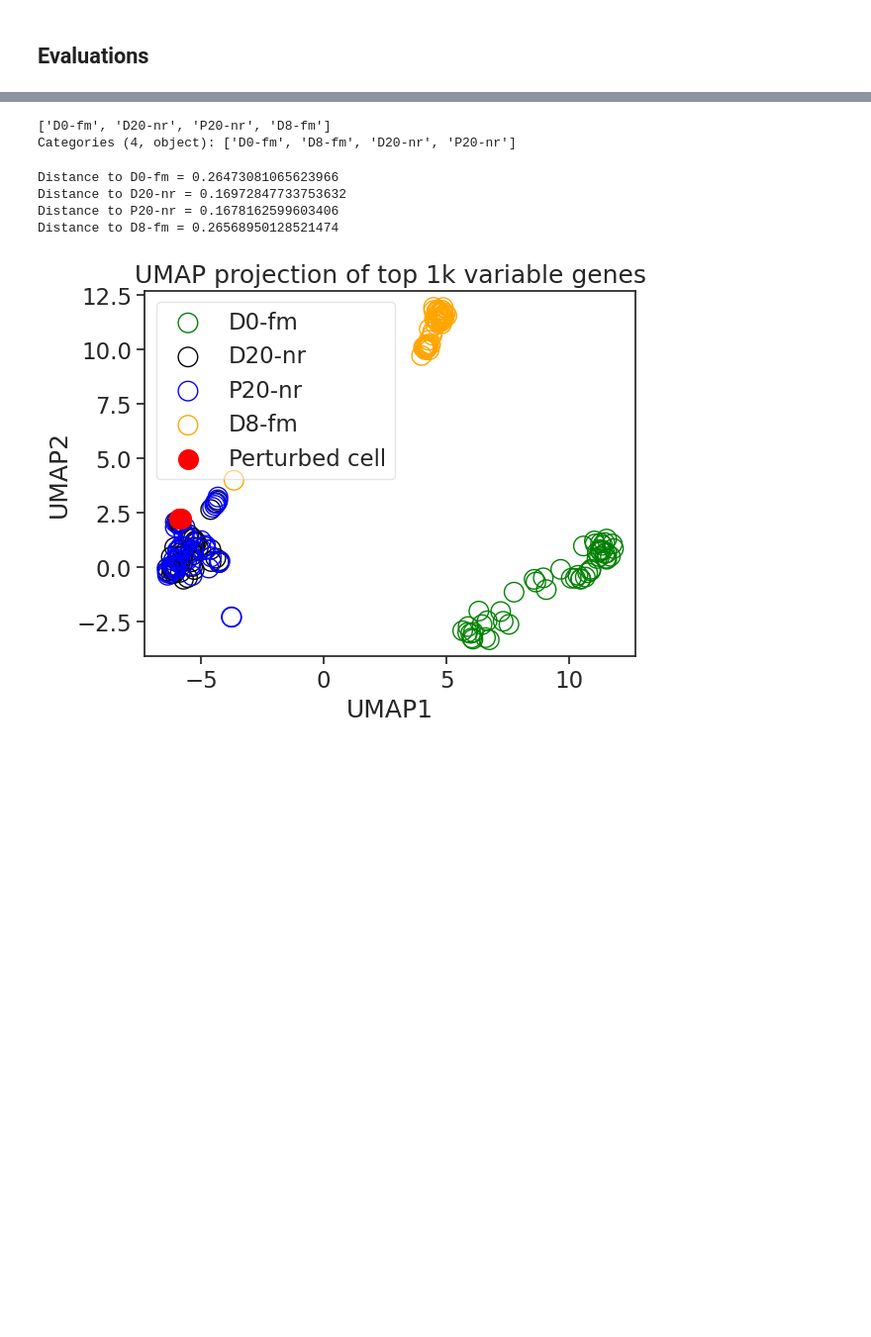
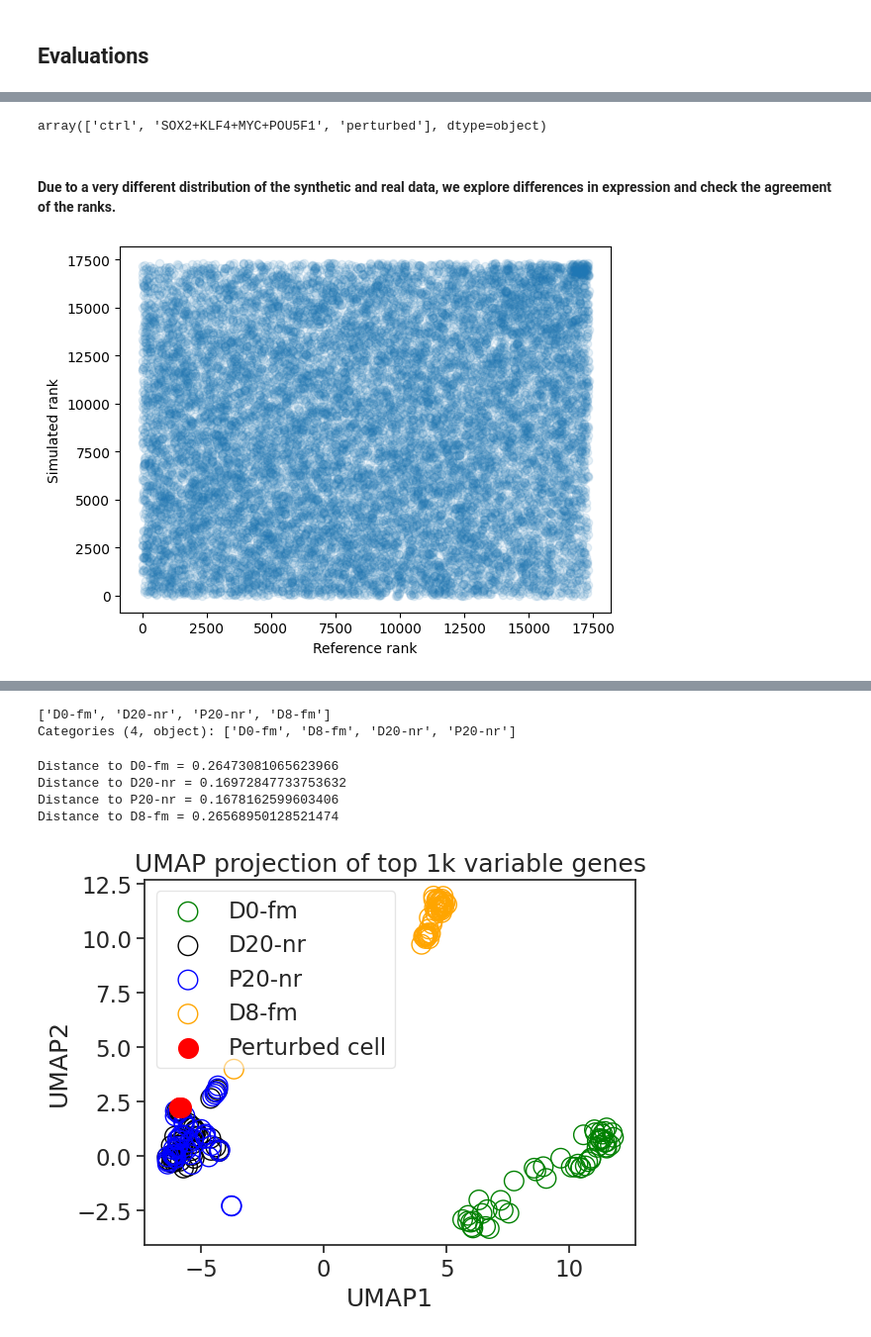
Before and after one commit to a93sokol/scGPT_reproduce, a Jupyter notebook: tutorials/Tutorial_Perturbation_Custom.ipynb, the cells around one changed output, grey strips where cells are left out. Shown at 99% size. Cells and saved outputs as stored; diff of their text form; code cells hidden in the pictures; blank space fills up the shorter version.

```diff
--- a/tutorials/Tutorial_Perturbation_Custom.ipynb
+++ b/tutorials/Tutorial_Perturbation_Custom.ipynb
@@ -453,0 +672,17 @@ def plot_perturbation(
+# %%
+#best_model = model
+pert_res = {}
+
+for sample in ['p20-nr']: #['d20-nr','p20-nr', 'd8-fm']:
+    pert_data.load(data_path = f'../data/fibroblast_{sample}')
+    pert_data.prepare_split(split='no_split', seed=1)
+    pert_data.get_dataloader(batch_size=batch_size, test_batch_size=eval_batch_size,)
+    genes = pert_data.adata.var["gene_name"].tolist()
+    gene_ids = np.array(
+        [vocab[gene] if gene in vocab else vocab["<pad>"] for gene in genes], dtype=int
+    )
+    n_genes = len(genes)
+
+
+    predicted = predict(best_model, [["SOX2", "KLF4", "MYC", "POU5F1"]])
+    pert_res[sample] = predicted['SOX2_KLF4_MYC_POU5F1']
@@ -453,0 +709,31 @@ def plot_perturbation(
+# %%
+# Assuming `adata` is your existing AnnData object
+# `new_gene_expressions` is the NumPy array with the new cells
+
+# Step 1: Create a new AnnData object for the extra cells
+new_adata = ad.AnnData(X=pert_res[sample], var=pert_data.adata.var)
+
+# Step 2: Set the condition flag for the new cells
+new_adata.obs['condition'] = 'perturbed'
+
+# Step 3: Concatenate the new AnnData object with the existing one
+combined_adata = ad.concat([pert_data.adata, new_adata],
+                           axis=0)
+# %%
+combined_adata.obs.condition.unique()
+# %% [output]
+array(['ctrl', 'SOX2+KLF4+MYC+POU5F1', 'perturbed'], dtype=object)
+# %% [markdown]
+#### Due to a very different distribution of the synthetic and real data, we explore differences in expression and check the agreement of the ranks.
+# %%
+ref_rank = (np.argsort(abs(np.mean(combined_adata[combined_adata.obs.condition=='SOX2+KLF4+MYC+POU5F1'].X.toarray(), axis=0) - \
+np.mean(combined_adata[combined_adata.obs.condition=='ctrl'].X.toarray(), axis=0))))
+# %%
+sim_rank = (np.argsort(abs(np.mean(combined_adata[combined_adata.obs.condition=='ctrl'].X.toarray(), axis=0) - \
+np.mean(combined_adata[combined_adata.obs.condition=='perturbed'].X.toarray(), axis=0))))
+# %%
+plt.scatter(ref_rank, sim_rank, alpha=0.1)
+plt.xlabel('Reference rank')
+plt.ylabel('Simulated rank');
+# %% [output]
+[figure, added]
```
Also changed, not shown: parts of 34 cells of this notebook, 5 other files.
